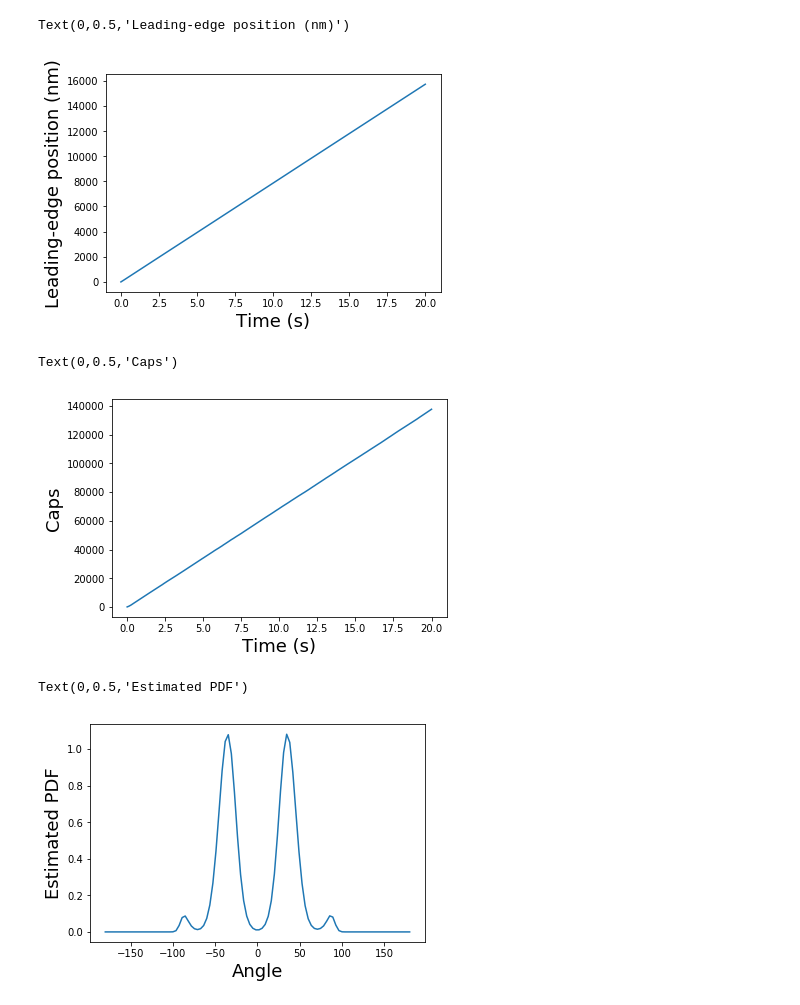
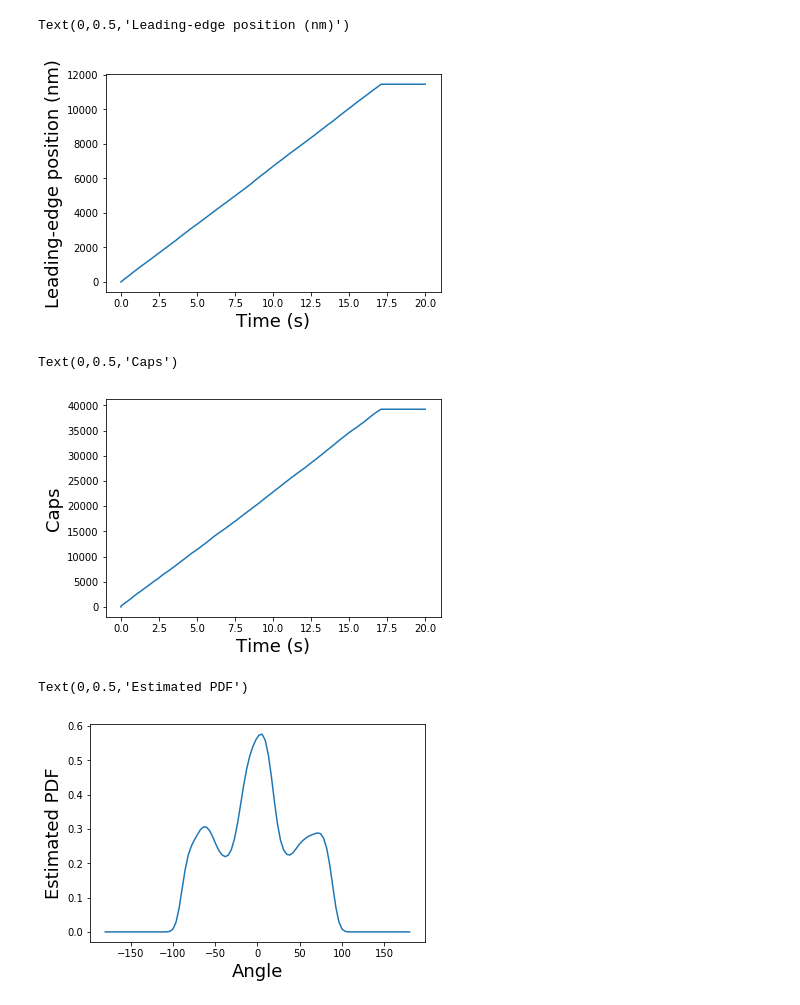
Before and after one commit to jiongyi/postdoc, a Jupyter notebook: branched-networks/weichsel-schwarz-test-v2.ipynb, the cells around one changed output. Cells and saved outputs as stored; diff of their text form; code cells hidden in the pictures.

```diff
--- a/branched-networks/weichsel-schwarz-test-v2.ipynb
+++ b/branched-networks/weichsel-schwarz-test-v2.ipynb
@@ -4,7 +4,7 @@ from weichselSchwarz2 import *
 from numpy import array
 from numpy.random import normal
 
-n = network(1, 7410 * 22.0/20.0, 18.5, 20, 5.7)
+n = network(1, 7410 * 30.0/20.0, 18.5, 2, 5.7)
 n.evolve(2.7e-3, 20.0)
 # %%
 # Plot nucleation over time.
@@ -27,7 +27,7 @@ xlabel(r"Time (s)", fontsize = 18)
 ylabel(r"Leading-edge position (nm)", fontsize = 18)
 # %% [output]
 Text(0,0.5,'Leading-edge position (nm)')
-[figure, old version]
+[figure, new version]
 # %%
 noCapsArr = array([c for a, b, c in n.noFilaments])
 plot(timeArr, noCapsArr)
@@ -35,18 +35,17 @@ xlabel(r"Time (s)", fontsize = 18)
 ylabel(r"Caps", fontsize = 18)
 # %% [output]
 Text(0,0.5,'Caps')
-[figure, old version]
+[figure, new version]
 # %%
 # Plot kernel density estimate of the distribution of orientations of the active filaments.
 from scipy import stats
 
-angles = n.getAngles()
-kde = stats.gaussian_kde(n.atanArr)
+kde = stats.gaussian_kde(n.allThetaArr)
 x = linspace(-pi, pi, 100)
 p = kde(x)
 plot(x / pi * 180, p)
 xlabel(r"Angle", fontsize = 18)
 ylabel(r"Estimated PDF", fontsize = 18)
 # %% [output]
 Text(0,0.5,'Estimated PDF')
-[figure, old version]
+[figure, new version]
```
Also changed, not shown: parts of 1 cell of this notebook, 1 other file.
